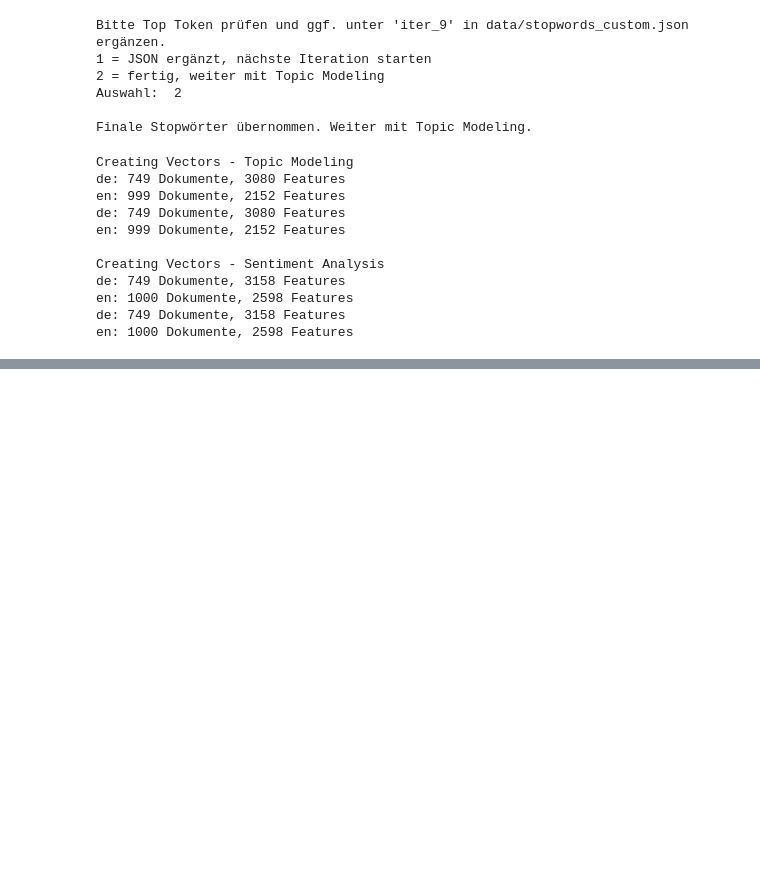
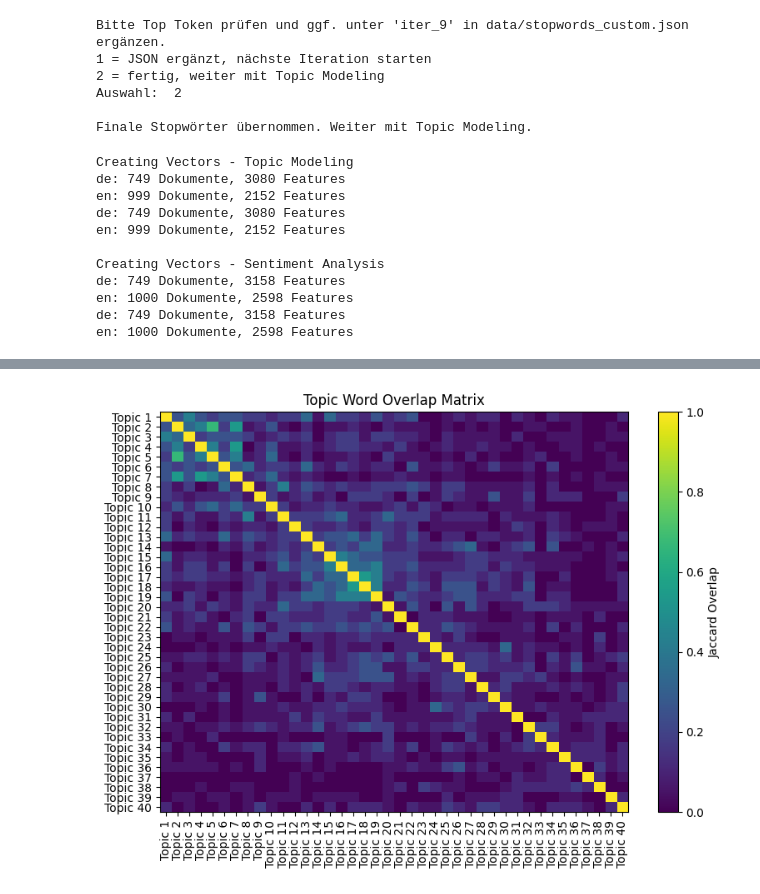
Before and after one commit to schustal-cpu/analyze_message_topics, a Jupyter notebook: analyze_data.ipynb, the cells around one changed output, grey strips where cells are left out. Saved outputs shown, nothing was run; the diff lists cells and outputs as text; code cells hidden in the pictures; blank space fills up the shorter version.

```diff
--- a/analyze_data.ipynb
+++ b/analyze_data.ipynb
@@ -432,3 +404,12 @@ plot_multiple_topics(best_row, topic_ids=[1, 2, 3])
+# %%
+# Zeigt Überschneidungen der Top-Wörter zwischen Topics
+# Erkenntnis:
+# - Gibt es redundante/ähnliche Topics?
+# - Wurden zu viele Topics erzeugt?
+# - Wie gut ist die Topic-Separation?
+plot_topic_overlap_matrix(best_row)
+# %% [output]
+[figure, added]
 # %%
 ############
 # LSA/TF-IDF - TopWort Vergleich der Top3 Scores (en|de)
```
Also changed, not shown: parts of 19 cells of this notebook, 2 other files.
